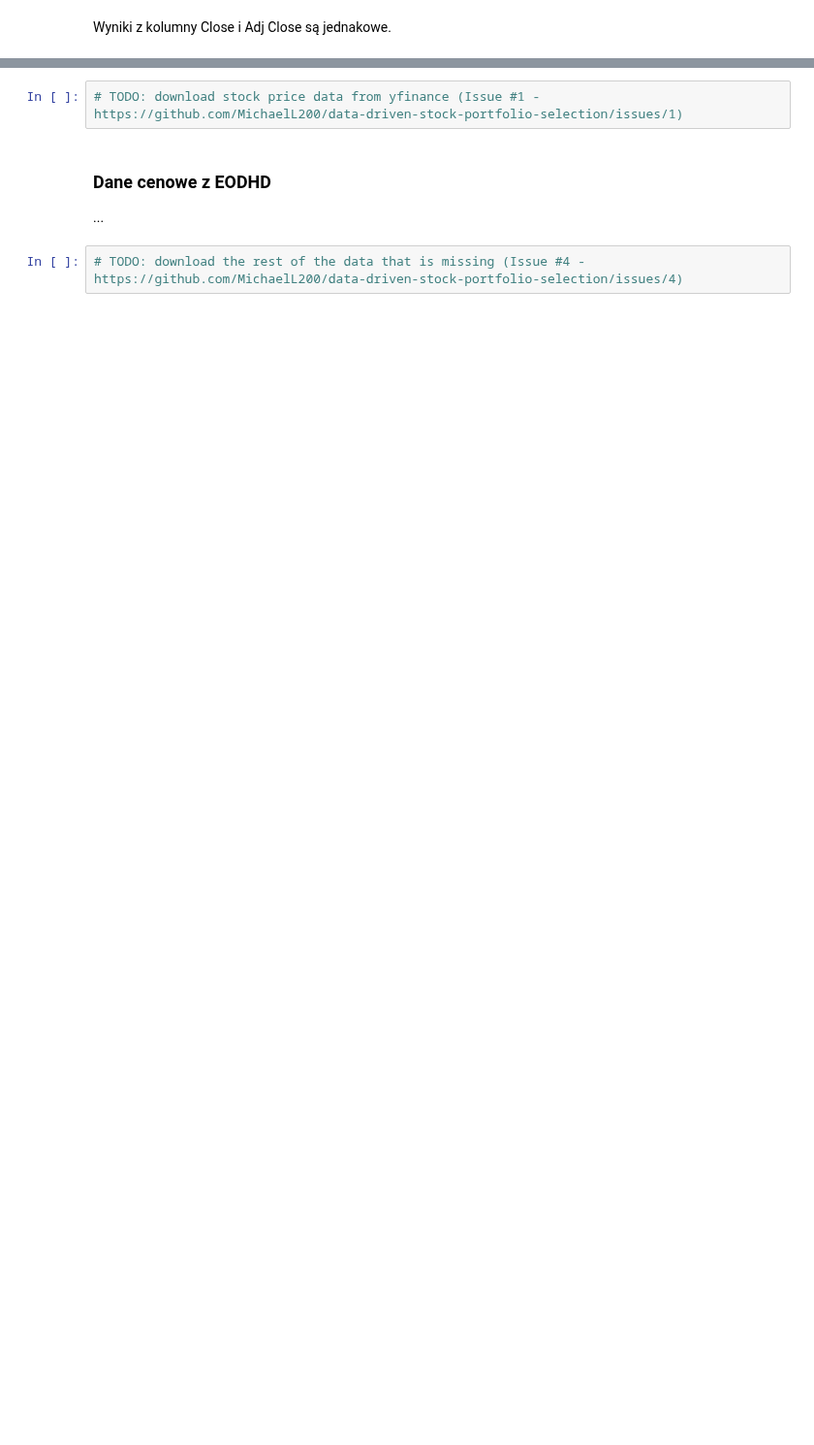
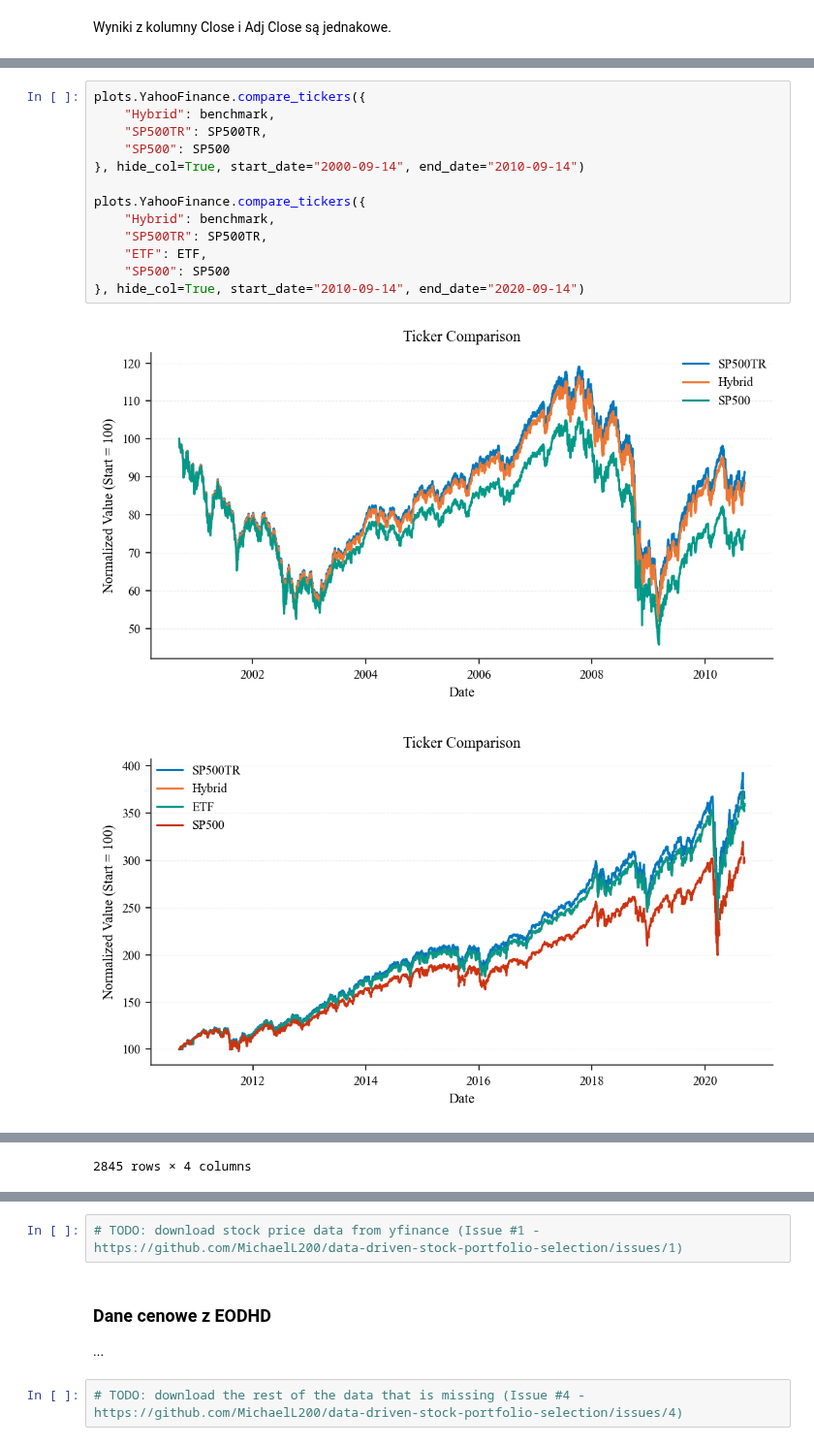
Before and after one commit to MichaelL200/data-driven-stock-portfolio-selection, a Jupyter notebook: notebooks/main.ipynb, the cells around one changed output, grey strips where cells are left out. Shown at 97% size. Drawn from its saved outputs; the diff is of its cells as text; blank space fills up the shorter version.

Commit message:
feat(features): hybrid index construction (relative tracking difference). Closes #2

```diff
--- a/notebooks/main.ipynb
+++ b/notebooks/main.ipynb
@@ -569,0 +570,16 @@ None
+# %%
+plots.YahooFinance.compare_tickers({
+    "Hybrid": benchmark,
+    "SP500TR": SP500TR,
+    "SP500": SP500
+}, hide_col=True, start_date="2000-09-14", end_date="2010-09-14")
+
+plots.YahooFinance.compare_tickers({
+    "Hybrid": benchmark,
+    "SP500TR": SP500TR,
+    "ETF": ETF,
+    "SP500": SP500
+}, hide_col=True, start_date="2010-09-14", end_date="2020-09-14")
+# %% [output]
+[figure, added]
+[figure, added]
@@ -569,0 +599 @@ None
+2845 rows × 4 columns
```
Also changed, not shown: parts of 7 cells of this notebook, 3 other files.
